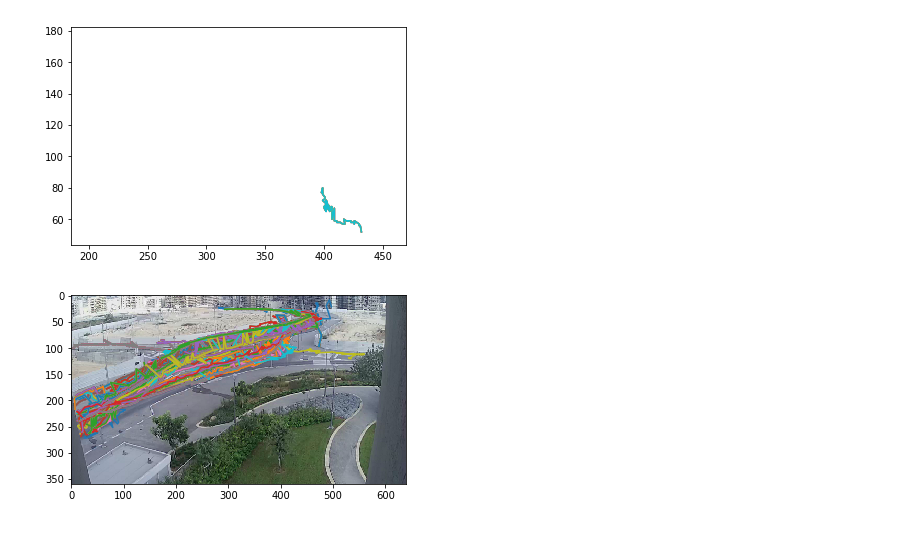
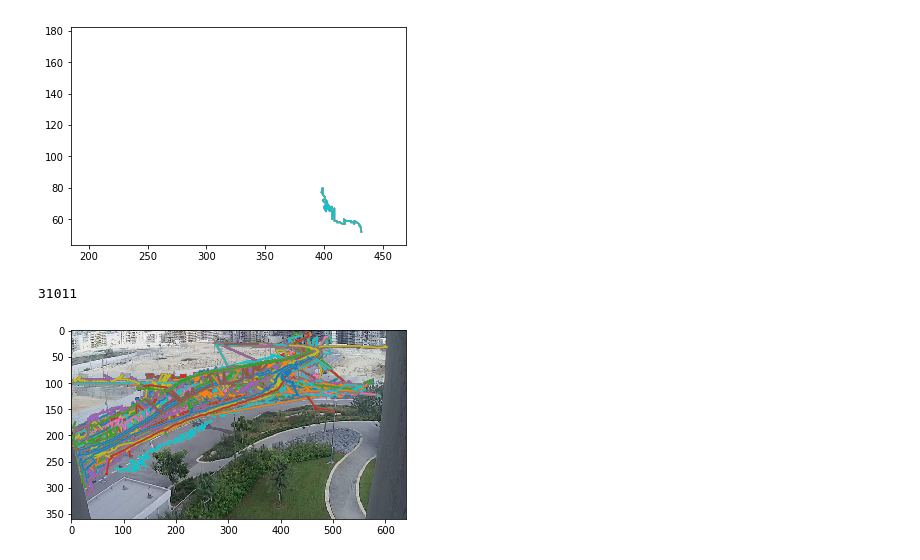
Before and after one commit to chanami/excellenteam-draw-paths, a Jupyter notebook: test_file.ipynb, the cells around one changed output. Cells and saved outputs as stored; diff of their text form; code cells hidden in the pictures.

```diff
--- a/test_file.ipynb
+++ b/test_file.ipynb
@@ -41,8 +42,9 @@ def filter_by_area(x0,x1,y0,y1):
     draw_path(data_a)
-# %%
-filter_by_area(410,420,49,55)
-# %% [output]
-[figure, removed]
+# %%
+filter_by_area(411,450,50,60)
+# %% [output]
+31011
+[figure, added]
 # %%
 # def filter_by_aresdgdas(areas):
 #     len_areas=len(areas)
```
Also changed, not shown: parts of 4 cells of this notebook.
